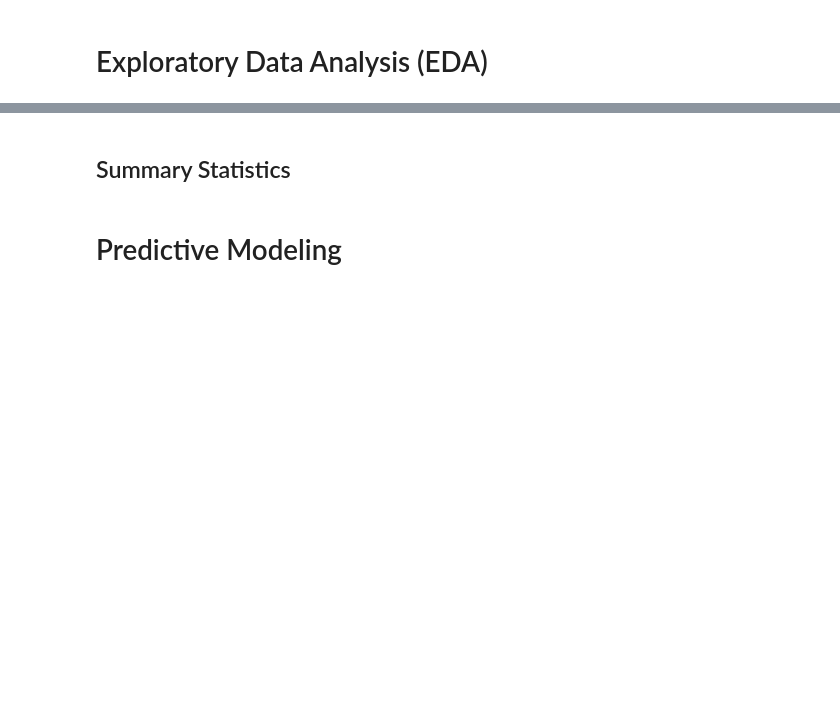
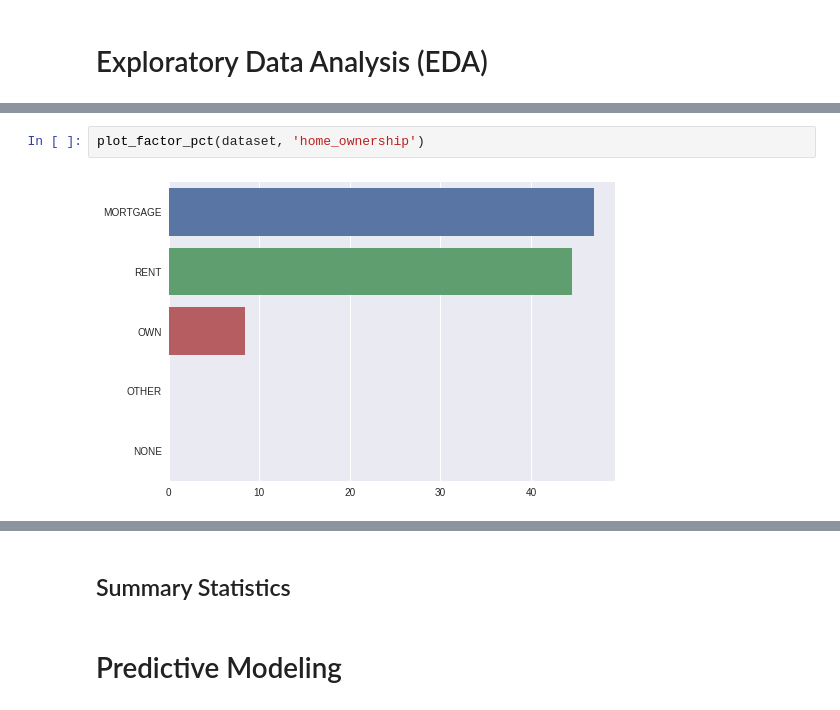
Before and after one commit to vnaidu/loan-default-classifier, a Jupyter notebook: loan-status.ipynb, the cells around one changed output, grey strips where cells are left out. Drawn from its saved outputs; the diff is of its cells as text; blank space fills up the shorter version.

```diff
--- a/loan-status.ipynb
+++ b/loan-status.ipynb
@@ -249,0 +316,4 @@ dataset = load_dataset().pipe(clean_data).pipe(add_features).pipe(drop_features)
+# %%
+plot_factor_pct(dataset, 'home_ownership')
+# %% [output]
+[figure, added]
```
Also changed, not shown: parts of 17 cells of this notebook.
